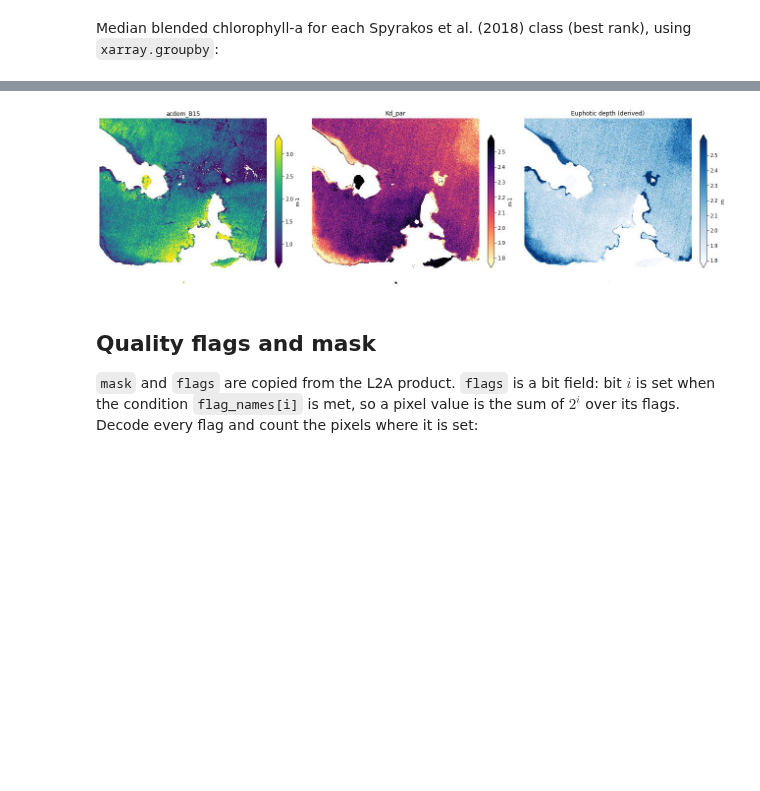
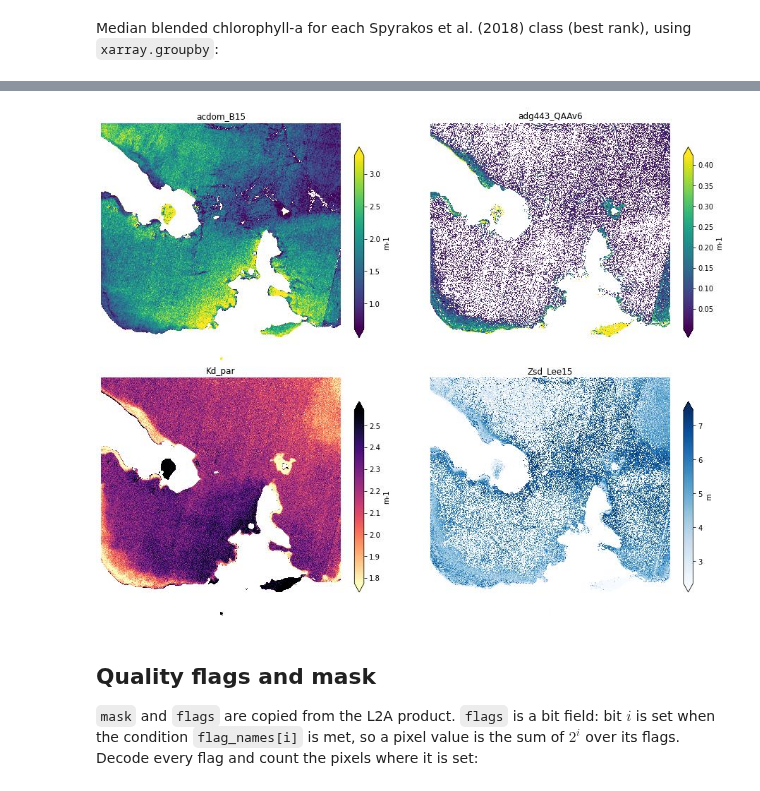
Before and after one commit to Tristanovsk/GRSl2bgen, a Jupyter notebook: docs/source/tutorials/grsl2bgen_l2b_full_process.ipynb, the cells around one changed output, grey strips where cells are left out. Saved outputs shown, nothing was run; the diff lists cells and outputs as text; code cells hidden in the pictures; blank space fills up the shorter version.

```diff
--- a/docs/source/tutorials/grsl2bgen_l2b_full_process.ipynb
+++ b/docs/source/tutorials/grsl2bgen_l2b_full_process.ipynb
@@ -355,11 +380,11 @@ for ax, var in zip(axs, ['SPM_nechad', 'SPM_obs2co', 'TURB_dogliotti']):
 # %%
-fig, axs = plt.subplots(1, 3, figsize=(18, 5), constrained_layout=True)
-show(axs[0], l2b.acdom_B15, 'acdom_B15', cmap='viridis', robust=True)
-show(axs[1], l2b.Kd_par, 'Kd_par', cmap='magma_r', robust=True)
-show(axs[2], (np.log(100) / l2b.Kd_par).rename('z_eu'), 'Euphotic depth (derived)',
-     cmap='Blues', robust=True, label='m')
+fig, axs = plt.subplots(2, 2, figsize=(13, 10), constrained_layout=True)
+show(axs[0, 0], l2b.acdom_B15, 'acdom_B15', cmap='viridis', robust=True)
+show(axs[0, 1], l2b.adg443_QAAv6, 'adg443_QAAv6', cmap='viridis', robust=True)
+show(axs[1, 0], l2b.Kd_par, 'Kd_par', cmap='magma_r', robust=True)
+show(axs[1, 1], l2b.Zsd_Lee15, 'Zsd_Lee15', cmap='Blues', robust=True)
 # %% [output]
-[figure, old version]
+[figure, new version]
 # %% [markdown]
 ## Quality flags and mask
 
```
Also changed, not shown: parts of 17 cells of this notebook, 4 other files.
